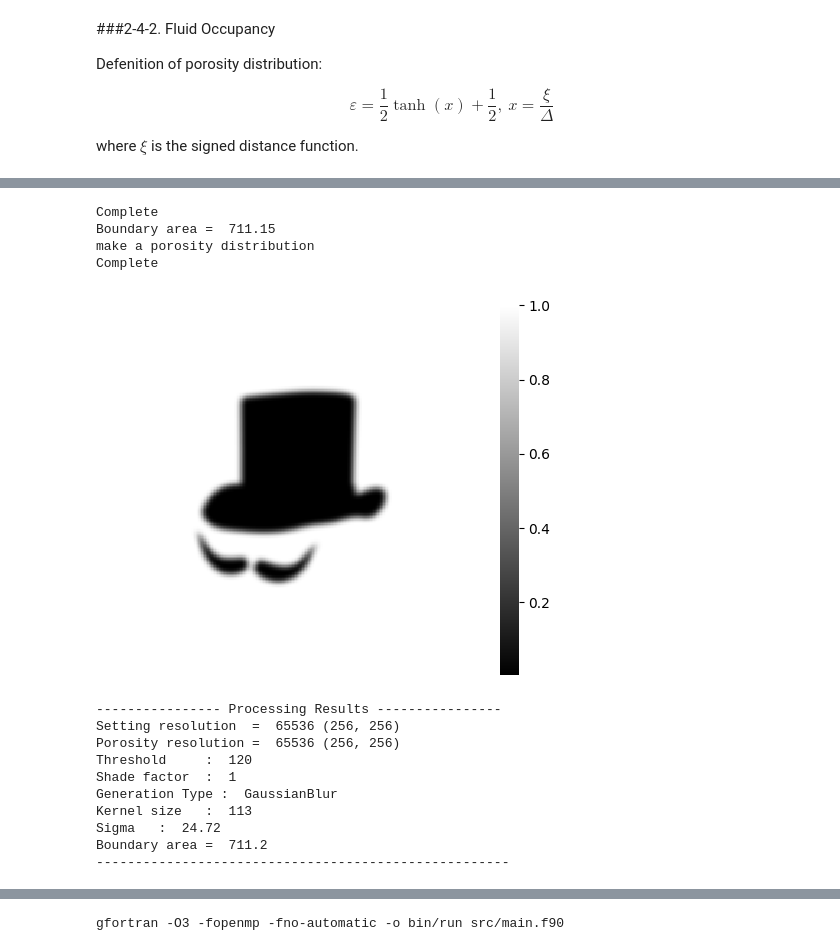
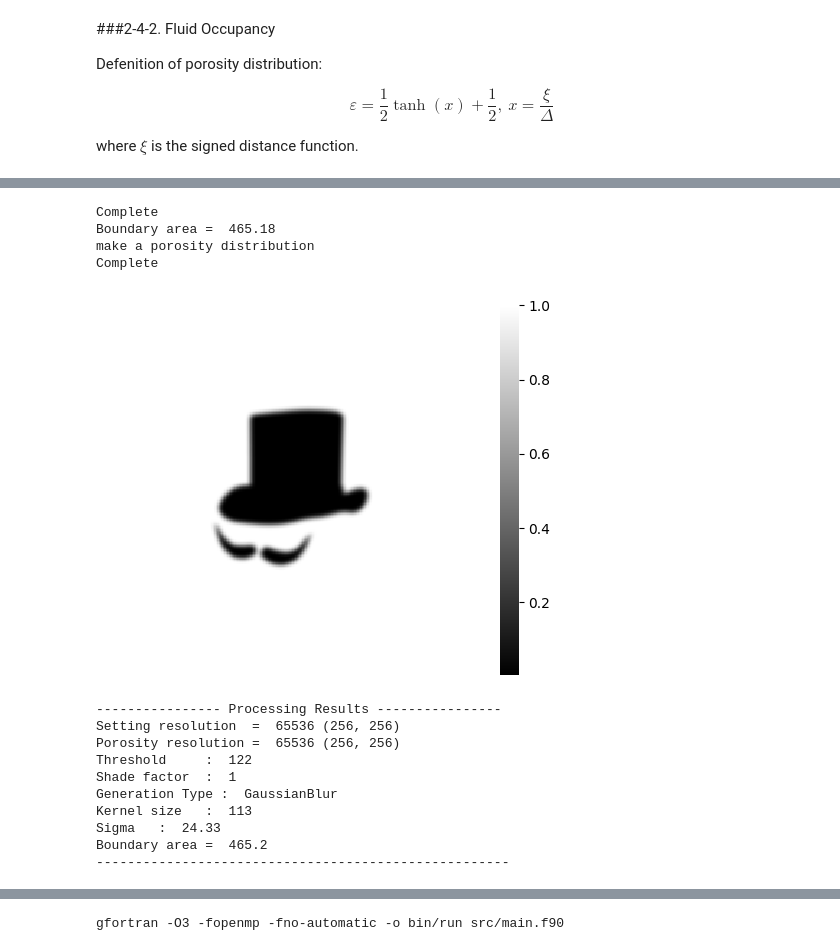
Before and after one commit to nobu-n2002/PixelNote, a Jupyter notebook: PixelNote.ipynb, the cells around one changed output, grey strips where cells are left out. Cells and saved outputs as stored; diff of their text form; code cells hidden in the pictures.

```diff
--- a/PixelNote.ipynb
+++ b/PixelNote.ipynb
@@ -153,7 +154,7 @@ import cv2
 from IPython.display import display, Image
 
 # Parameters
-MARGIN = 210 # @param {type:"slider", min:0, max:1000, step:10}
+MARGIN = 550 # @param {type:"slider", min:0, max:1000, step:10}
 
 # Current working directory
 CWD = os.getcwd()
@@ -354,7 +355,7 @@ display(Image(file_path_cropped, width=500))
 IMG = cv2.imread(file_path_cropped, cv2.IMREAD_UNCHANGED)
 
 # Threshold parameters
-threshold = 120 # @param {type:"slider", min:0, max:255, step:1}
+threshold = 122 # @param {type:"slider", min:0, max:255, step:1}
 inverse = False # @param {type:"boolean"}
 
 # Get image dimensions
@@ -501,5 +507,5 @@ Max resolution: (2952, 2952)
 # %%
-# @title Occupancy Generation { vertical-output: true }
+# @title Porocity Generation { vertical-output: true }
 
 import seaborn as sns
 import numpy as np
@@ -512,7 +518,7 @@ import os
 resolution = 256  # @param {type: "integer"}
 outline = False # @param {type:"boolean"}
 generation_type = "GaussianBlur"
-thickness = 2.5  # @param {type:"raw"}
+thickness = 2.0  # @param {type:"raw"}
 
 CWD = os.getcwd()
 
@@ -581,42 +587,42 @@ with open('data/porosity.csv', "w") as file:
     for j in range(1, h_resized+1):
         for i in range(1, w_resized+1):
             file.write(f"{int(i)}, {int(j)}, 1, {(porosity[h_resized - (j), (i -1)]):.5f}\n")
 
 with open('logs/process.txt', 'w', encoding='utf-8') as f:
     print('---------------- Processing Results ----------------', file=f)
     print('Setting resolution  = ', porosity.shape[0]*porosity.shape[1], porosity.shape, file=f)
     print('Porosity resolution = ', (data_write.shape[0]-1)*data_write.shape[1], data_write[1:,:].shape, file=f)
     print('Threshold     : ', threshold, file=f)
     print('Shade factor  : ', shade_factor, file=f)
     print('Generation Type : ', generation_type, file=f)
     if generation_type == 'GaussianBlur':
       print('Kernel size   : ', ksize, file=f)
       print('Sigma   : ', format(sigma,".4"), file=f)
     print('Boundary area = ', format(S, ".4"), file=f)
     print('-----------------------------------------------------', file=f)
 
 print('Complete')
 
 # Visualize porosity distribution using heatmap
 sns.heatmap(porosity, cmap="gray", xticklabels=False, yticklabels=False, square=True)
 plt.savefig(file_name_output)
 plt.show()
 
 # Display the content of the process.txt file
 %cat logs/process.txt
 # %% [output]
 Complete
-Boundary area =  711.15
+Boundary area =  465.18
 make a porosity distribution
 Complete
-[figure, old version]
+[figure, new version]
 ---------------- Processing Results ----------------
 Setting resolution  =  65536 (256, 256)
 Porosity resolution =  65536 (256, 256)
-Threshold     :  120
+Threshold     :  122
 Shade factor  :  1
 Generation Type :  GaussianBlur
 Kernel size   :  113
-Sigma   :  24.72
-Boundary area =  711.2
+Sigma   :  24.33
+Boundary area =  465.2
 -----------------------------------------------------
```
Also changed, not shown: parts of 18 cells of this notebook.
